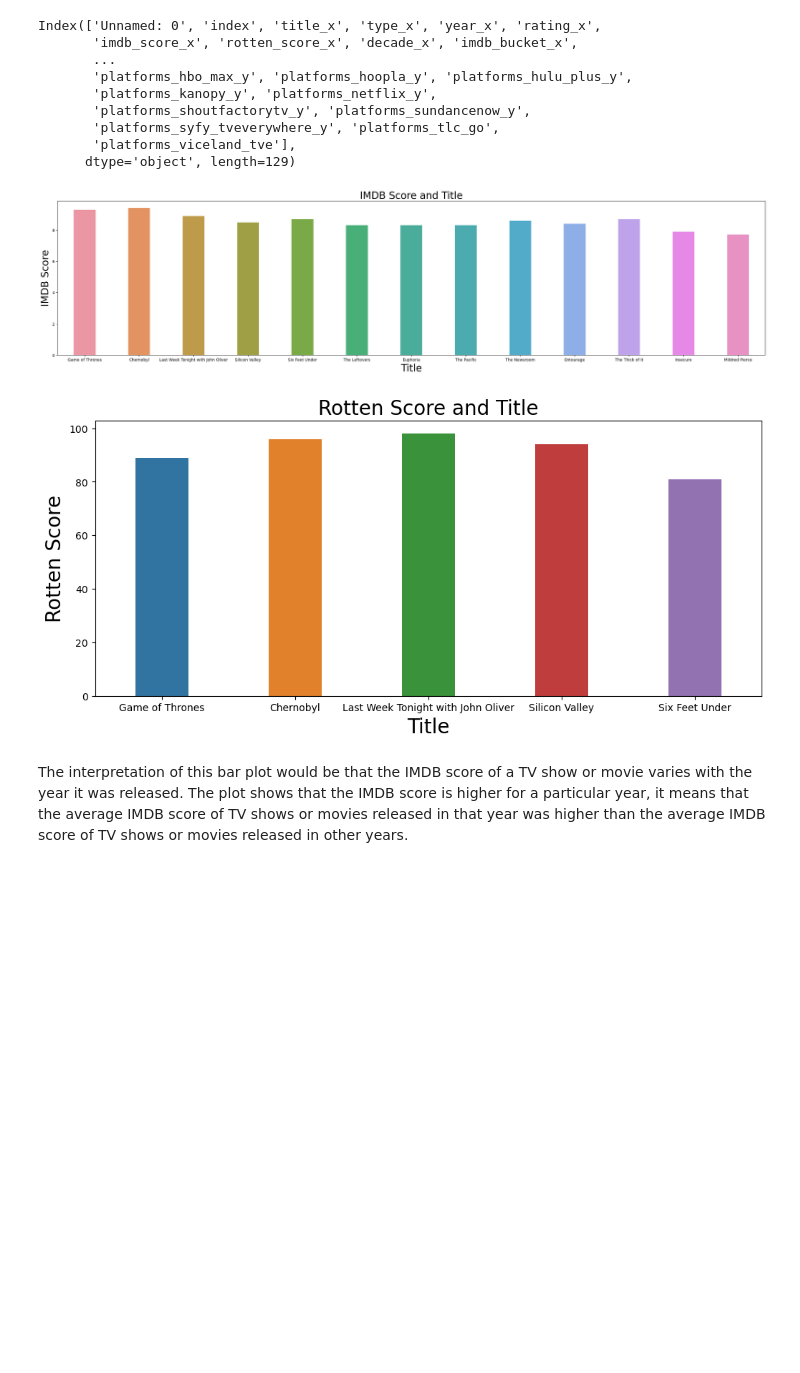
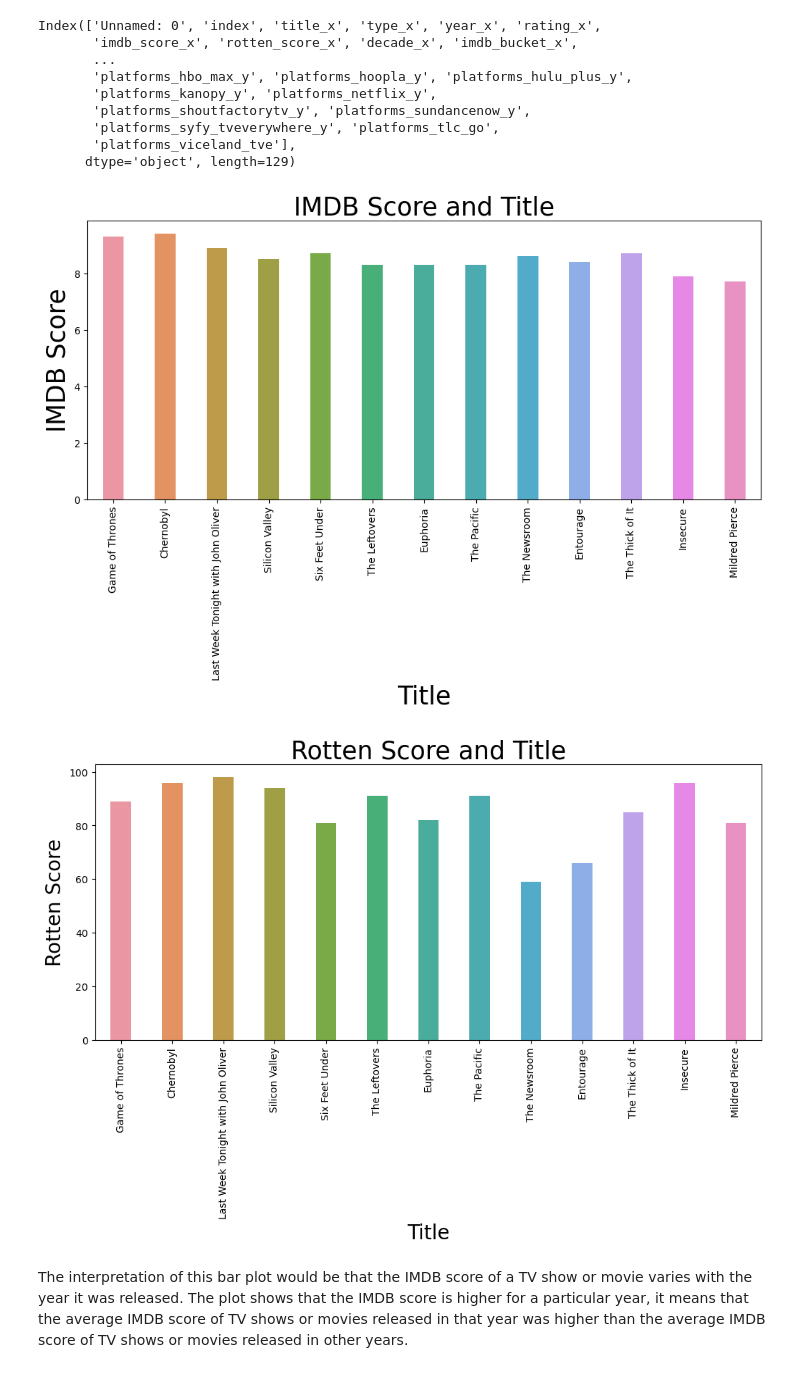
Before and after one commit to paigewamuyu/HboDataAnalysis, a Jupyter notebook: HboAnalysis.ipynb, the cells around one changed output. Drawn from its saved outputs; the diff is of its cells as text; code cells hidden in the pictures; blank space fills up the shorter version.

```diff
--- a/HboAnalysis.ipynb
+++ b/HboAnalysis.ipynb
@@ -188,25 +188,28 @@ Index(['Unnamed: 0', 'index', 'title_x', 'type_x', 'year_x', 'rating_x',
 # %%
 #Data visualisations
 
 # barplot for the IMDB score and the corresponding movie title
-fig, ax = plt.subplots(figsize = (32,7))
+fig, ax = plt.subplots(figsize = (12,5))
 sns.barplot(data= df, x='title_x', y='imdb_score_x',width=0.4)
 plt.title('IMDB Score and Title',size= 25)
 plt.xlabel('Title',size= 25)
 plt.ylabel('IMDB Score',size= 25)
+ # Rotate x-axis labels for better visibility
+plt.xticks(rotation=90)
 plt.show()
-#df.head() was uses because the titles were overlapping hence the barplot is a summary and not a whole
+
 
 # barplot for the IMDB score and the corresponding movie title
 fig, ax = plt.subplots(figsize = (12,5))
-sns.barplot(data= df.head(), x='title_x', y='rotten_score_x',width=0.4)
-plt.title('Rotten Score and Title',size= 20)
+sns.barplot(data= df, x='title_x', y='rotten_score_x',width=0.4)
+plt.title('Rotten Score and Title',size= 25)
 plt.xlabel('Title',size= 20)
 plt.ylabel('Rotten Score',size= 20)
+plt.xticks(rotation=90)
 plt.show()
 # %% [output]
-[figure, old version]
+[figure, new version]
-[figure, old version]
+[figure, new version]
 # %% [markdown]
 The interpretation of this bar plot would be that the IMDB score of a TV show or movie varies with the year it was released. The plot shows that the IMDB score is higher for a particular year, it means that the average IMDB score of TV shows or movies released in that year was higher than the average IMDB score of TV shows or movies released in other years.
 # %%
```
Also changed, not shown: parts of 5 cells of this notebook.
